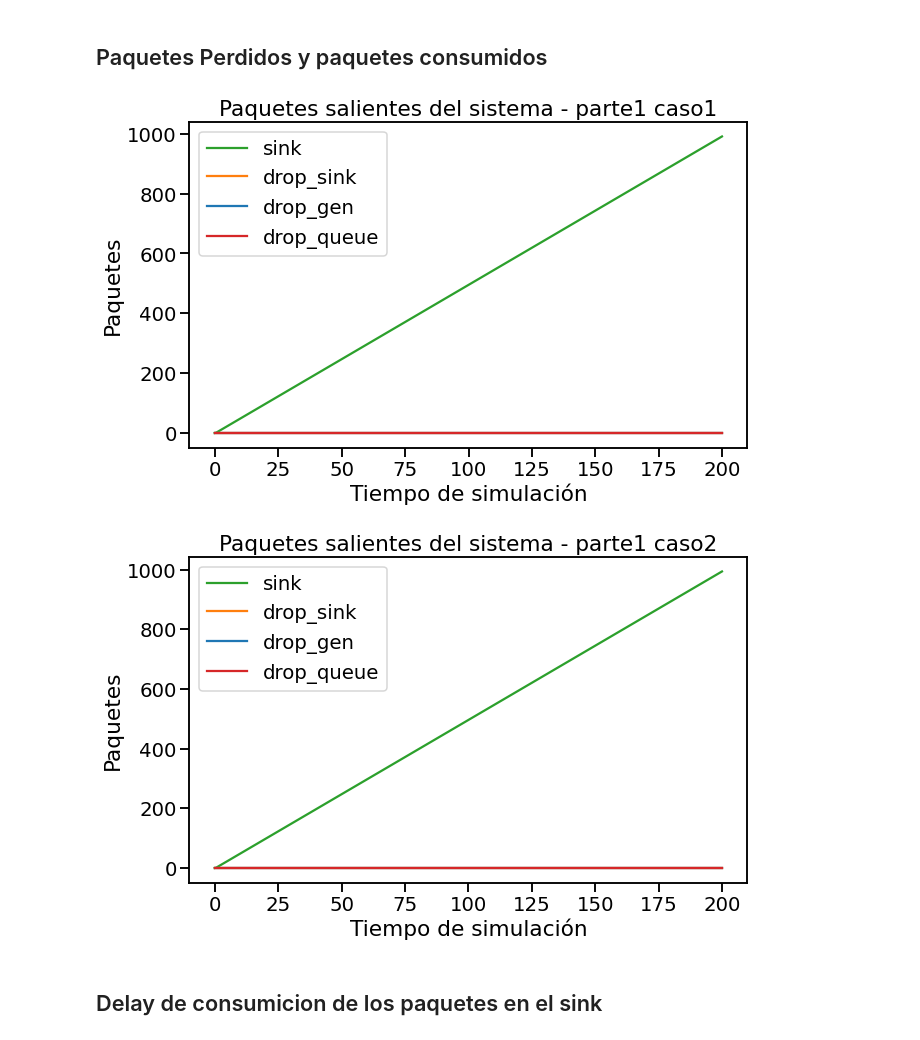
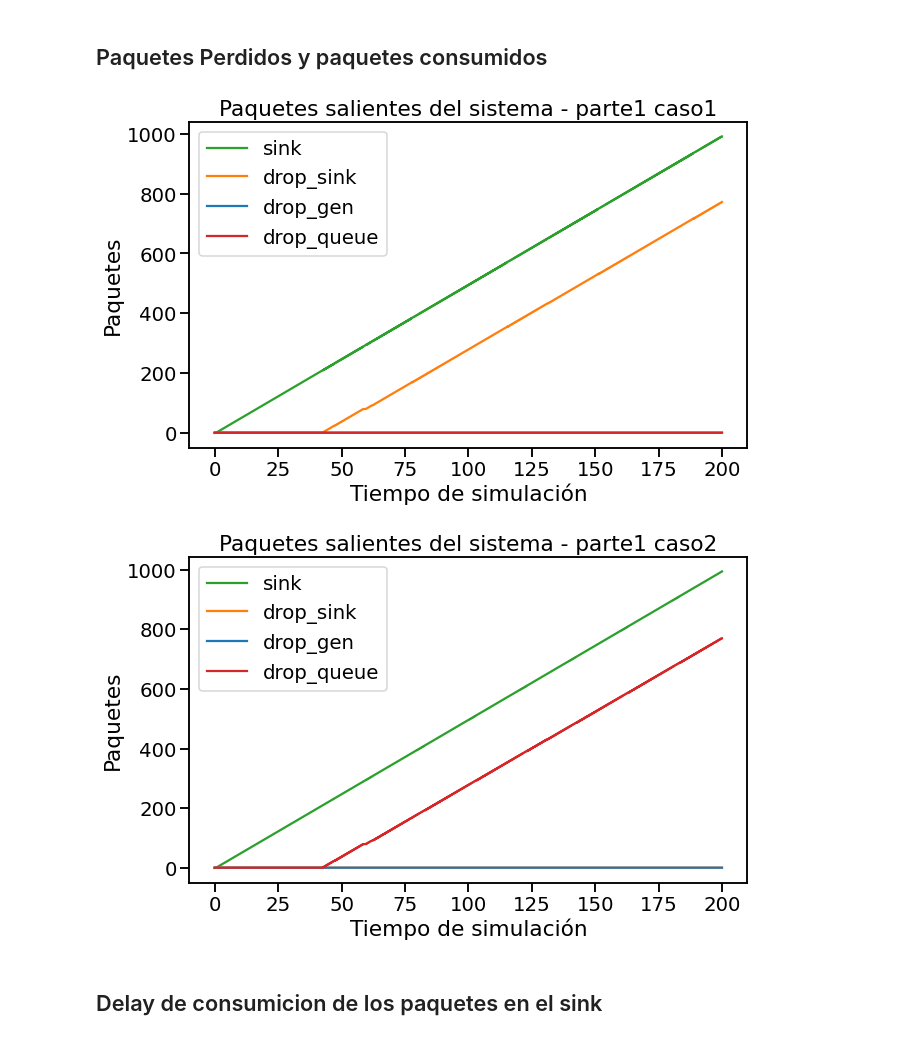
Before and after one commit to Kidmand/Redes-LAB-3, a Jupyter notebook: Notebook-results-part1.ipynb, the cells around one changed output. Cells and saved outputs as stored; diff of their text form; code cells hidden in the pictures.

```diff
--- a/Notebook-results-part1.ipynb
+++ b/Notebook-results-part1.ipynb
@@ -96,14 +96,14 @@ for c in range(len(data)):
     # Extraemos la info
     time_gen = caso.loc[(caso['module'] == 'Network.nodeTx.gen') & (caso['name'] == 'packetSent'), 'vectime'].tolist()
     packets_gen = caso.loc[(caso['module'] == 'Network.nodeTx.gen') & (caso['name'] == 'packetSent'), 'vecvalue'].tolist()
-    time_dropPks_gen = caso.loc[(caso['module'] == 'Network.nodeTx.gen') & (caso['name'] == 'PacketDropVector'), 'vecvalue'].tolist()
+    time_dropPks_gen = caso.loc[(caso['module'] == 'Network.nodeTx.queue') & (caso['name'] == 'PacketDropVector'), 'vectime'].tolist()
 
     time_sink = caso.loc[(caso['module'] == 'Network.nodeRx.sink') & (caso['name'] == 'packetReceived'), 'vectime'].tolist()
     delay_sink = caso.loc[(caso['module'] == 'Network.nodeRx.sink') & (caso['name'] == 'Delay'), 'vecvalue'].tolist()
     packets_sink = caso.loc[(caso['module'] == 'Network.nodeRx.sink') & (caso['name'] == 'packetReceived'), 'vecvalue'].tolist()
-    time_dropPks_sink = caso.loc[(caso['module'] == 'Network.nodeRx.sink') & (caso['name'] == 'PacketDropVector'), 'vecvalue'].tolist()
+    time_dropPks_sink = caso.loc[(caso['module'] == 'Network.nodeRx.queue') & (caso['name'] == 'PacketDropVector'), 'vectime'].tolist()
 
-    time_dropPks_queue = caso.loc[(caso['module'] == 'Network.queue0') & (caso['name'] == 'PacketDropVector'), 'vecvalue'].tolist()
+    time_dropPks_queue = caso.loc[(caso['module'] == 'Network.queue') & (caso['name'] == 'PacketDropVector'), 'vectime'].tolist()
 
     # Convertimos los valores a flotantes
     time_gen = list(map(float,time_gen[0].split()))
@@ -173,12 +173,12 @@ for c in range(len(data)):
     caso = data[c]
 
     # Extraemos la info
-    time_dropPks_gen = caso.loc[(caso['module'] == 'Network.nodeTx.gen') & (caso['name'] == 'PacketDropVector'), 'vecvalue'].tolist()
+    time_dropPks_gen = caso.loc[(caso['module'] == 'Network.nodeTx.queue') & (caso['name'] == 'PacketDropVector'), 'vectime'].tolist()
 
     time_sink = caso.loc[(caso['module'] == 'Network.nodeRx.sink') & (caso['name'] == 'packetReceived'), 'vectime'].tolist()
-    time_dropPks_sink = caso.loc[(caso['module'] == 'Network.nodeRx.sink') & (caso['name'] == 'PacketDropVector'), 'vecvalue'].tolist()
+    time_dropPks_sink = caso.loc[(caso['module'] == 'Network.nodeRx.queue') & (caso['name'] == 'PacketDropVector'), 'vectime'].tolist()
 
-    time_dropPks_queue = caso.loc[(caso['module'] == 'Network.queue0') & (caso['name'] == 'PacketDropVector'), 'vecvalue'].tolist()
+    time_dropPks_queue = caso.loc[(caso['module'] == 'Network.queue') & (caso['name'] == 'PacketDropVector'), 'vectime'].tolist()
 
     # Convertimos los valores a flotantes
     time_dropPks_gen = [0.0] if not time_dropPks_gen else list(map(float,time_dropPks_gen[0].split()))
@@ -221,35 +221,35 @@ for c in range(len(data)):
     for i in range(0,len(timeOut_pks)):
         if count_drop_queue < len(time_dropPks_queue) and time_dropPks_queue[count_drop_queue] <= timeOut_pks[i] :
             count_drop_queue += 1
             drop_queue.append(count_drop_queue)
         else:
             drop_queue.append(count_drop_queue)
 
     # Creamos lista de paquetes dropeados por sink `drop_sink` de igual longitud que `timeOut_pks`
     drop_sink = []
     count_drop_sink = 0
     for i in range(0,len(timeOut_pks)):
         if count_drop_sink < len(time_dropPks_sink) and time_dropPks_sink[count_drop_sink] <= timeOut_pks[i] :
             count_drop_sink += 1
             drop_sink.append(count_drop_sink)
         else:
             drop_sink.append(count_drop_sink)
 
 
     # Graficamos el gráfico de líneas
     plt.figure(figsize=(10, 6))
     plt.plot(timeOut_pks, sink_packets, color='tab:green', label='sink')
     plt.plot(timeOut_pks, drop_sink, color='tab:orange', label='drop_sink')
     plt.plot(timeOut_pks, drop_gen, color='tab:blue', label='drop_gen')
     plt.plot(timeOut_pks, drop_queue, color='tab:red', label='drop_queue')
     plt.title('Paquetes salientes del sistema - {}'.format(archivos_procesados[c]))
     plt.xlabel('Tiempo de simulación')
     plt.ylabel('Paquetes')
     plt.legend()
     plt.show()
 # %% [output]
-[figure, old version]
+[figure, new version]
-[figure, old version]
+[figure, new version]
 # %% [markdown]
 ## Delay de consumicion de los paquetes en el sink
 # %%
```
Also changed, not shown: parts of 1 cell of this notebook.
